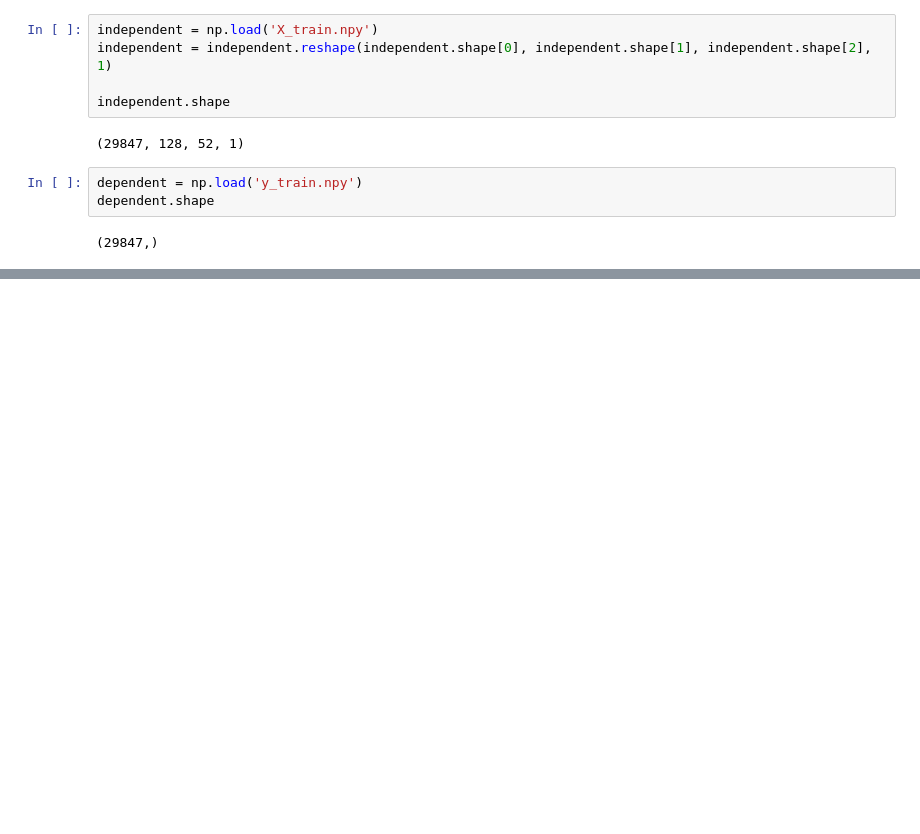
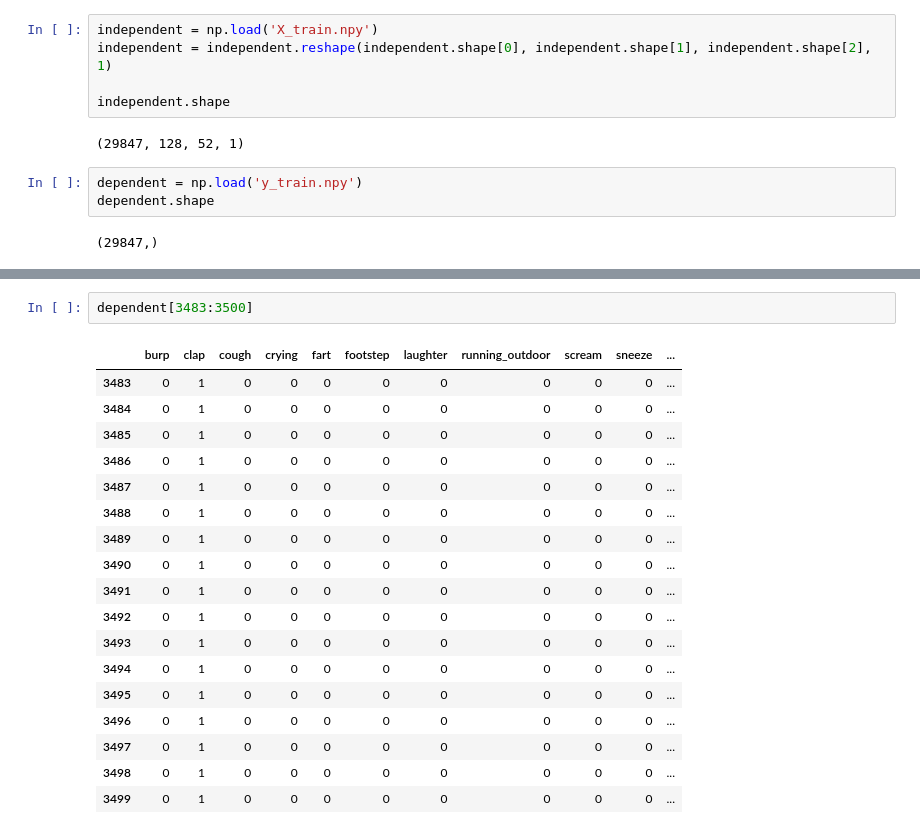
Before and after one commit to xaeoee/ClapNet, a Jupyter notebook: data_preprocessing.ipynb, the cells around one changed output, grey strips where cells are left out. Saved outputs shown, nothing was run; the diff lists cells and outputs as text; blank space fills up the shorter version.

```diff
--- a/data_preprocessing.ipynb
+++ b/data_preprocessing.ipynb
@@ -174,0 +269,21 @@ dependent.shape
+# %%
+dependent[3483:3500]
+# %% [output]
+|  | burp | clap | cough | crying | fart | footstep | laughter | running_outdoor | scream | sneeze | ... |
+| 3483 | 0 | 1 | 0 | 0 | 0 | 0 | 0 | 0 | 0 | 0 | ... |
+| 3484 | 0 | 1 | 0 | 0 | 0 | 0 | 0 | 0 | 0 | 0 | ... |
+| 3485 | 0 | 1 | 0 | 0 | 0 | 0 | 0 | 0 | 0 | 0 | ... |
+| 3486 | 0 | 1 | 0 | 0 | 0 | 0 | 0 | 0 | 0 | 0 | ... |
+| 3487 | 0 | 1 | 0 | 0 | 0 | 0 | 0 | 0 | 0 | 0 | ... |
+| 3488 | 0 | 1 | 0 | 0 | 0 | 0 | 0 | 0 | 0 | 0 | ... |
+| 3489 | 0 | 1 | 0 | 0 | 0 | 0 | 0 | 0 | 0 | 0 | ... |
+| 3490 | 0 | 1 | 0 | 0 | 0 | 0 | 0 | 0 | 0 | 0 | ... |
+| 3491 | 0 | 1 | 0 | 0 | 0 | 0 | 0 | 0 | 0 | 0 | ... |
+| 3492 | 0 | 1 | 0 | 0 | 0 | 0 | 0 | 0 | 0 | 0 | ... |
+| 3493 | 0 | 1 | 0 | 0 | 0 | 0 | 0 | 0 | 0 | 0 | ... |
+| 3494 | 0 | 1 | 0 | 0 | 0 | 0 | 0 | 0 | 0 | 0 | ... |
+| 3495 | 0 | 1 | 0 | 0 | 0 | 0 | 0 | 0 | 0 | 0 | ... |
+| 3496 | 0 | 1 | 0 | 0 | 0 | 0 | 0 | 0 | 0 | 0 | ... |
+| 3497 | 0 | 1 | 0 | 0 | 0 | 0 | 0 | 0 | 0 | 0 | ... |
+| 3498 | 0 | 1 | 0 | 0 | 0 | 0 | 0 | 0 | 0 | 0 | ... |
+| 3499 | 0 | 1 | 0 | 0 | 0 | 0 | 0 | 0 | 0 | 0 | ... |
```
Also changed, not shown: parts of 7 cells of this notebook.
